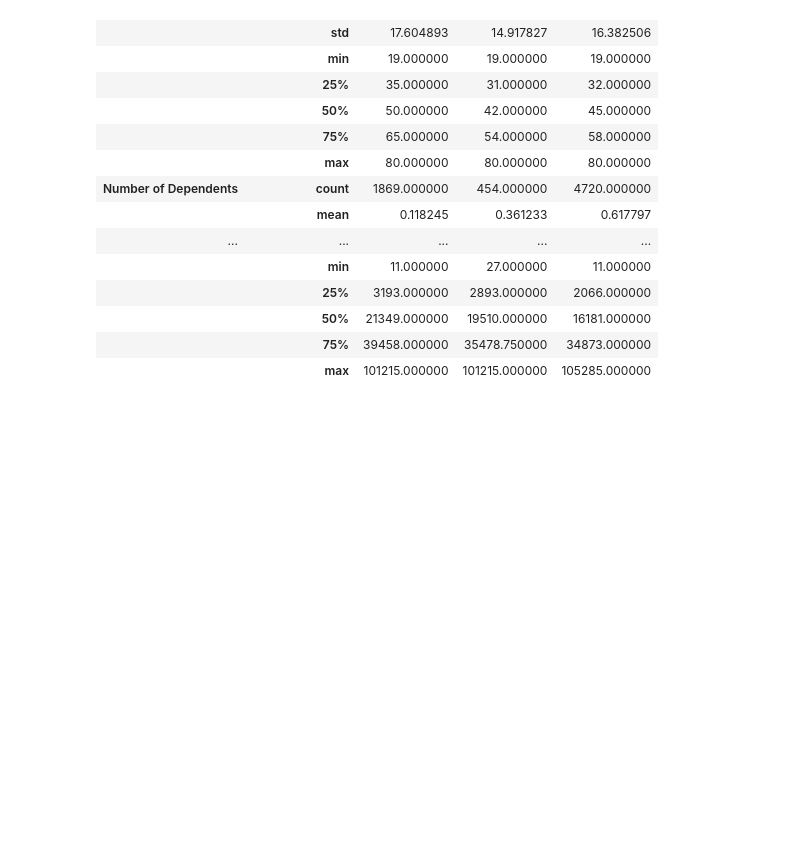
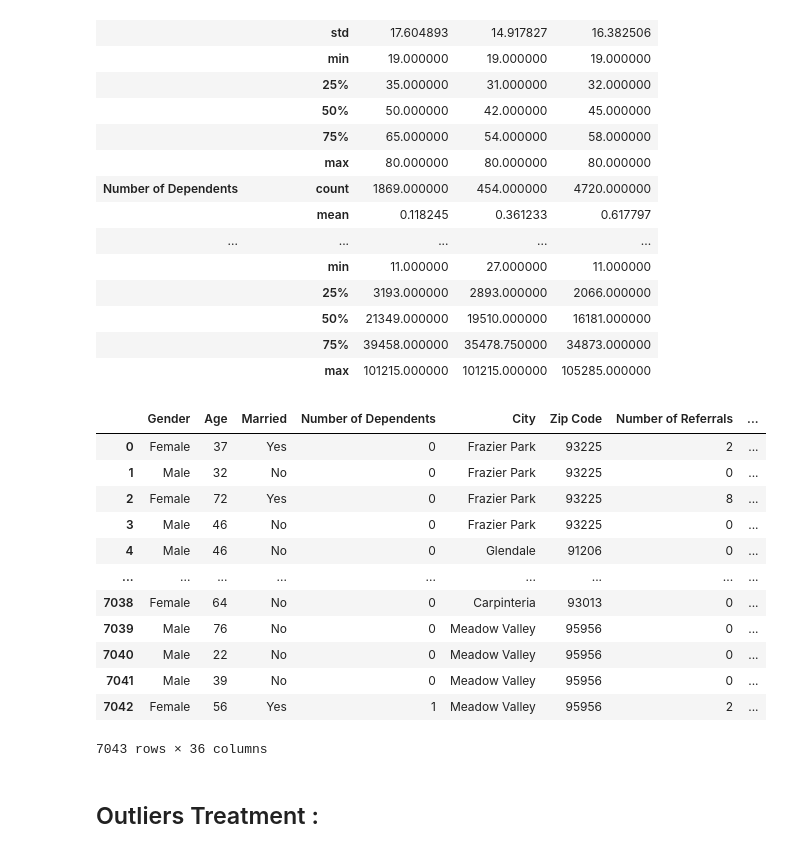
Before and after one commit to 28101991SUNNY/BusinessCase_Data_Exploration-, a Jupyter notebook: Customer Churn Prediction _ classification _ Telecom/Telecom customer Churn Analysis.ipynb, the cells around one changed output. Cells and saved outputs as stored; diff of their text form; code cells hidden in the pictures; blank space fills up the shorter version.

```diff
--- a/Customer Churn Prediction _ classification _ Telecom/Telecom customer Churn Analysis.ipynb
+++ b/Customer Churn Prediction _ classification _ Telecom/Telecom customer Churn Analysis.ipynb
@@ -808,3 +807,21 @@ data.groupby("Customer Status").describe().T
 |  | 50% | 21349.000000 | 19510.000000 | 16181.000000 |
 |  | 75% | 39458.000000 | 35478.750000 | 34873.000000 |
 |  | max | 101215.000000 | 101215.000000 | 105285.000000 |
+# %%
+model_data = data.copy()
+# %%
+model_data
+# %% [output]
+|  | Gender | Age | Married | Number of Dependents | City | Zip Code | Number of Referrals | ... |
+| 0 | Female | 37 | Yes | 0 | Frazier Park | 93225 | 2 | ... |
+| 1 | Male | 32 | No | 0 | Frazier Park | 93225 | 0 | ... |
+| 2 | Female | 72 | Yes | 0 | Frazier Park | 93225 | 8 | ... |
+| 3 | Male | 46 | No | 0 | Frazier Park | 93225 | 0 | ... |
+| 4 | Male | 46 | No | 0 | Glendale | 91206 | 0 | ... |
+| ... | ... | ... | ... | ... | ... | ... | ... | ... |
+| 7038 | Female | 64 | No | 0 | Carpinteria | 93013 | 0 | ... |
+| 7039 | Male | 76 | No | 0 | Meadow Valley | 95956 | 0 | ... |
+| 7040 | Male | 22 | No | 0 | Meadow Valley | 95956 | 0 | ... |
+| 7041 | Male | 39 | No | 0 | Meadow Valley | 95956 | 0 | ... |
+| 7042 | Female | 56 | Yes | 1 | Meadow Valley | 95956 | 2 | ... |
+7043 rows × 36 columns
@@ -810,0 +830,2 @@ data.groupby("Customer Status").describe().T
+# %% [markdown]
+## Outliers Treatment :
```
Also changed, not shown: parts of 18 cells of this notebook.
